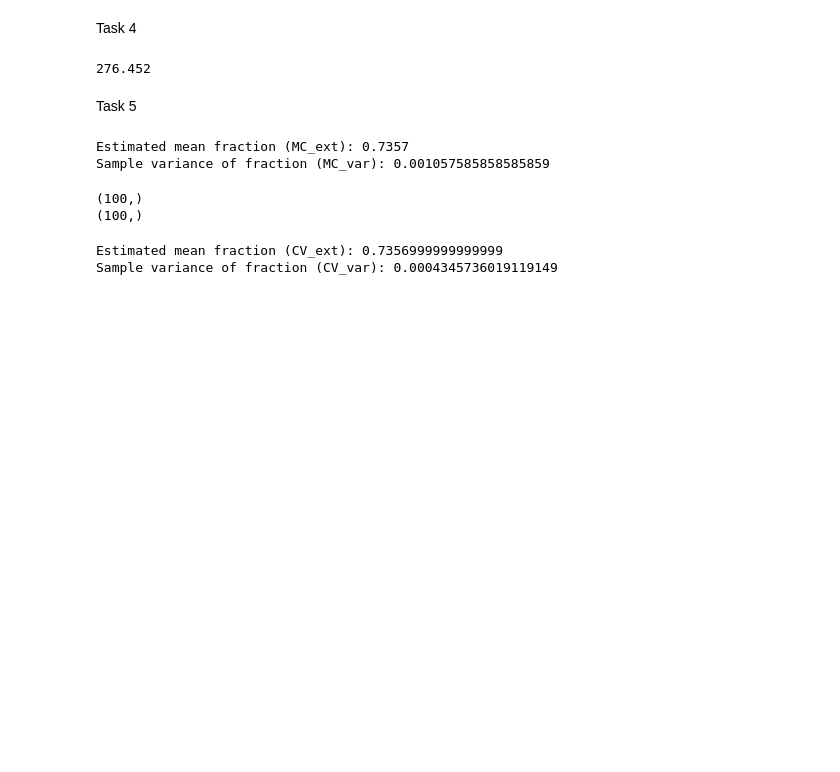
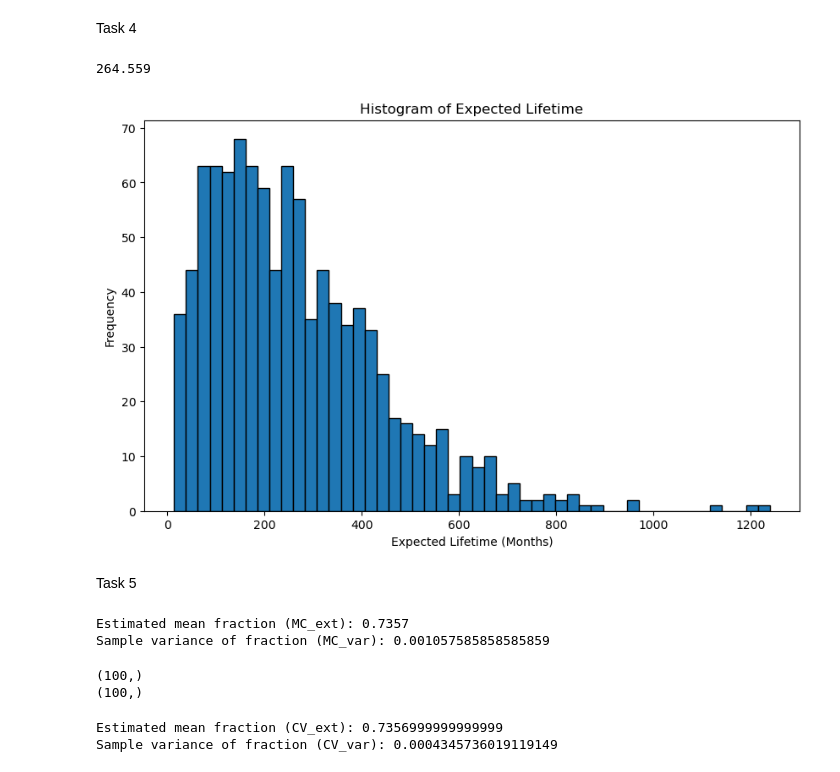
Before and after one commit to Samueled29/Stochatic_Simulation_Projects, a Jupyter notebook: Task_1_Luigi.ipynb, the cells around one changed output. Drawn from its saved outputs; the diff is of its cells as text; code cells hidden in the pictures; blank space fills up the shorter version.

Commit message:
histogram of expected life time

```diff
--- a/Task_1_Luigi.ipynb
+++ b/Task_1_Luigi.ipynb
@@ -200,8 +198,16 @@ total_month = np.array(total_month)
 # %%
 expected_lifetime = np.mean(total_month)
 print(expected_lifetime)
+
+plt.figure(figsize=(10, 6))
+plt.hist(total_month, bins=50, edgecolor='black')
+plt.xlabel('Expected Lifetime (Months)')
+plt.ylabel('Frequency')
+plt.title('Histogram of Expected Lifetime')
+plt.show()
 # %% [output]
-276.452
+264.559
+[figure, added]
 # %% [markdown]
 Task 5
 # %%
```
Also changed, not shown: parts of 8 cells of this notebook.
